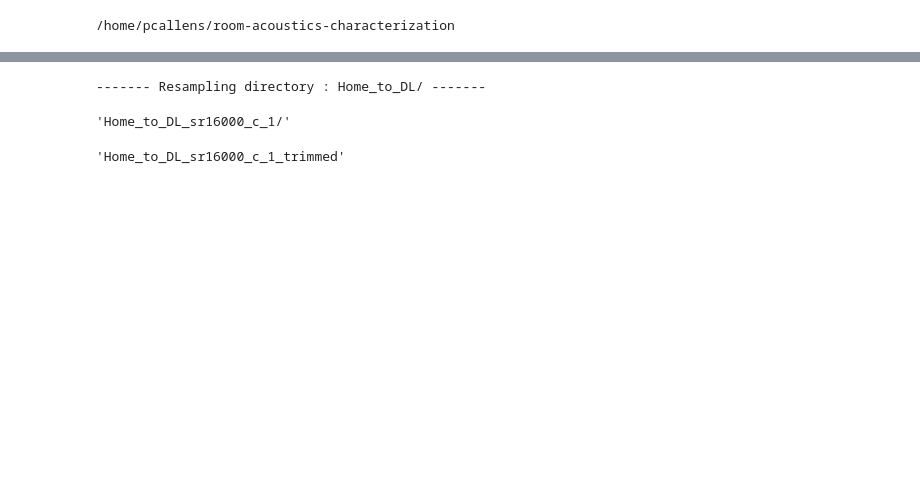
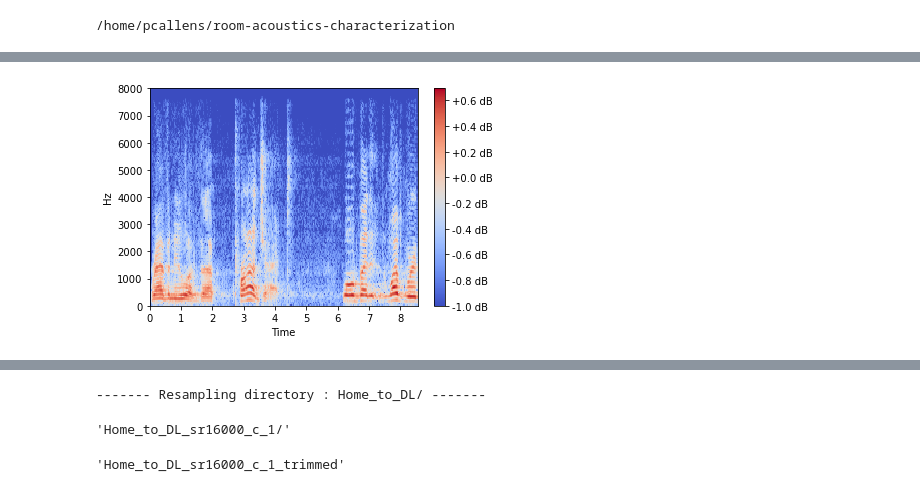
Before and after one commit to polocallens/room-acoustic-characterization, a Jupyter notebook: Notebooks/mfcc_plot_preprocess_analysis.ipynb, the cells around one changed output, grey strips where cells are left out. Drawn from its saved outputs; the diff is of its cells as text; code cells hidden in the pictures; blank space fills up the shorter version.

```diff
--- a/Notebooks/mfcc_plot_preprocess_analysis.ipynb
+++ b/Notebooks/mfcc_plot_preprocess_analysis.ipynb
@@ -18,3 +26,12 @@ rir.shape
+# %%
+fs,signal = wavfile.read('datasets/thesis/test/speech/raw_sr16000_c_1_4s/speech-us-gov-0085.wav')
+spec2 = compute_logspectrogram2(signal,fs)
+librosa.display.specshow(spec2, y_axis='linear', x_axis='time', sr=16000)
+spec2.shape
+plt.colorbar(format="%+2.1f dB")
+plt.savefig('mfcc.png')
+# %% [output]
+[figure, added]
 # %%
 fs, rir = wavfile.read('Home_to_DL_sr16000_c_1_trimmed/LivingRoomHB_RIR.wav')
 #librosa.display.waveplot(np.float32(rir),fs)
```
Also changed, not shown: parts of 10 cells of this notebook, 4 other files.
